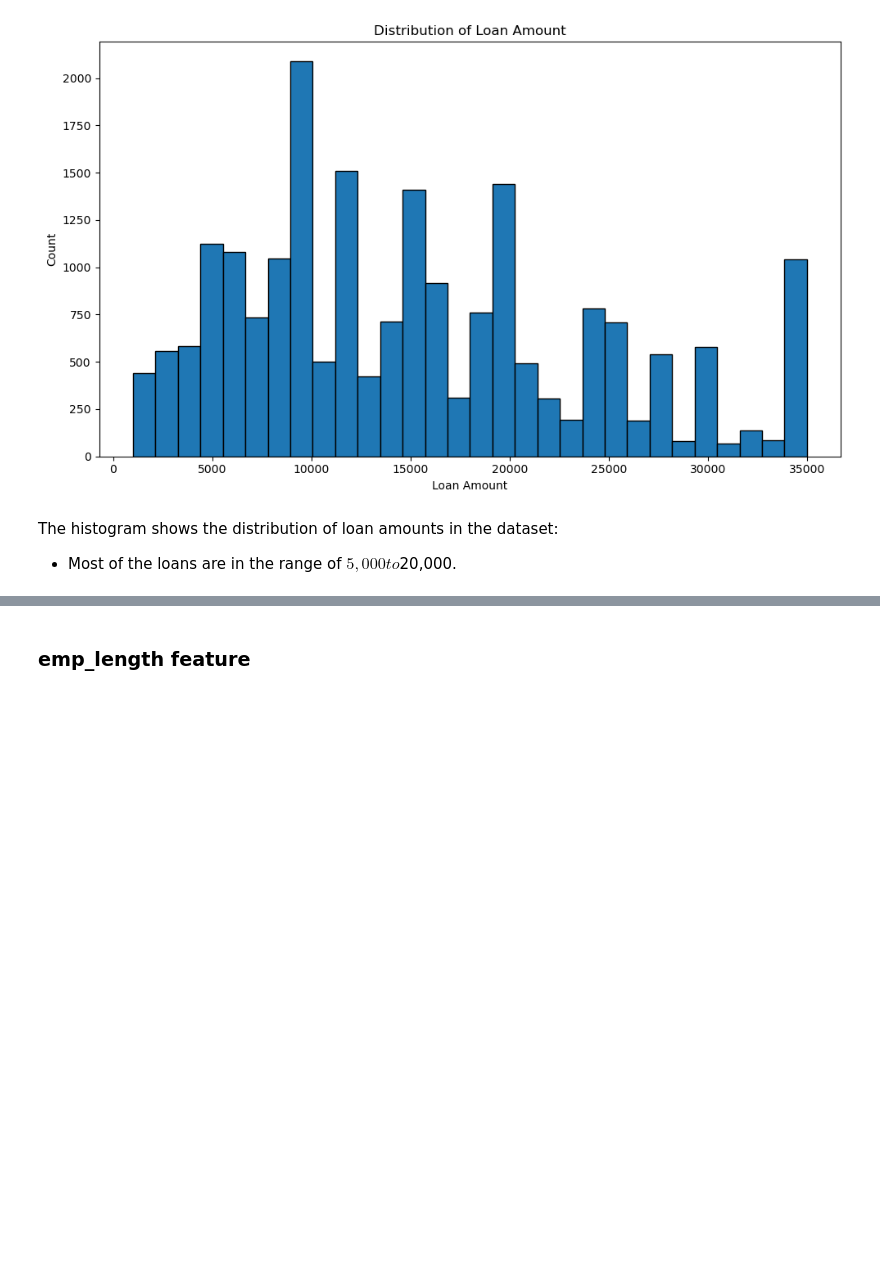
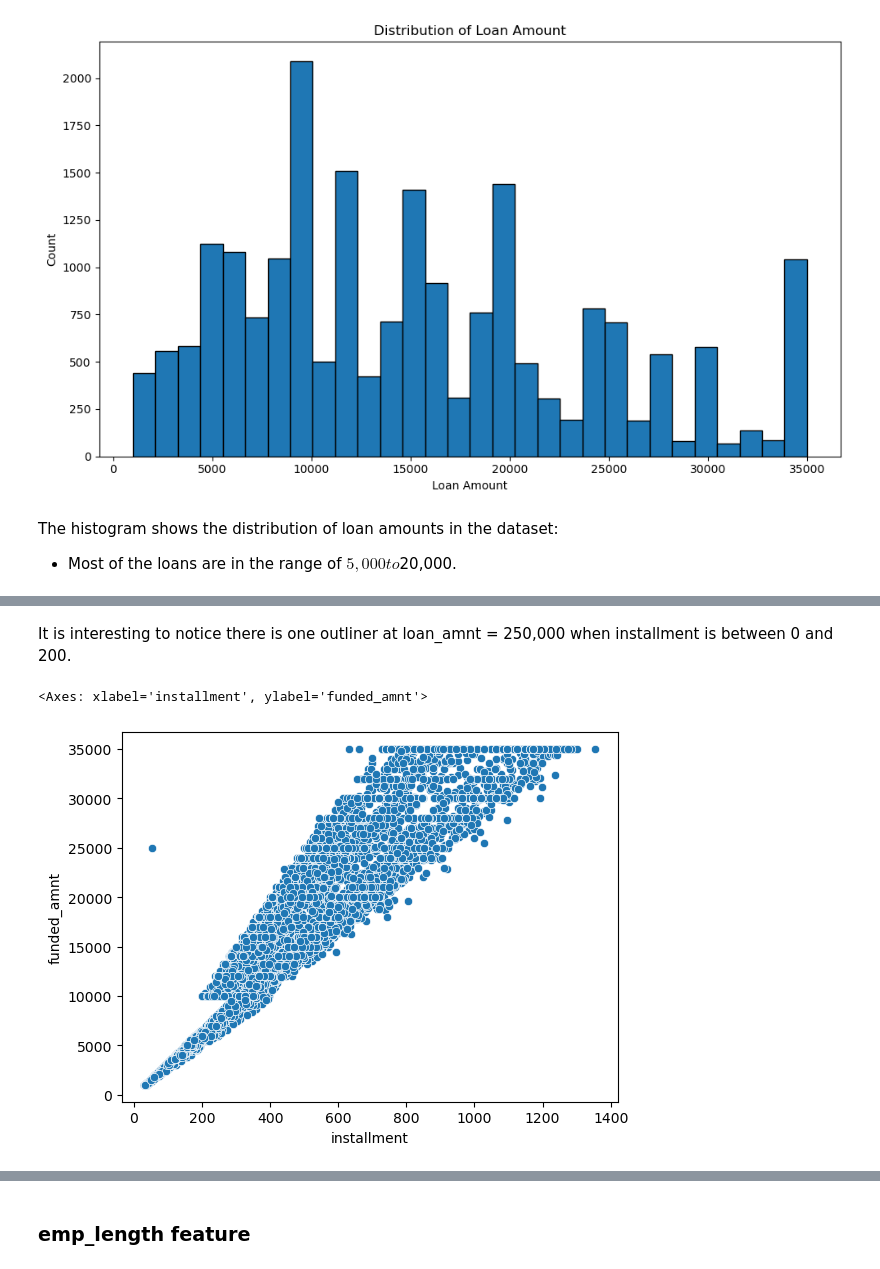
Before and after one commit to rachellliao/loan-default-prediction, a Jupyter notebook: 2. EDA.ipynb, the cells around one changed output, grey strips where cells are left out. Drawn from its saved outputs; the diff is of its cells as text; code cells hidden in the pictures; blank space fills up the shorter version.

```diff
--- a/2. EDA.ipynb
+++ b/2. EDA.ipynb
@@ -192,0 +268,8 @@ The histogram shows the distribution of loan amounts in the dataset:
+# %% [markdown]
+It is interesting to notice there is one outliner at loan_amnt = 250,000 when installment is between 0 and 200.
+# %%
+# Plottting a scatterplot between 'installment' and 'funded_amnt' columns
+sns.scatterplot(x='installment', y='funded_amnt', data=df_modified)
+# %% [output]
+<Axes: xlabel='installment', ylabel='funded_amnt'>
+[figure, added]
```
Also changed, not shown: parts of 33 cells of this notebook.
